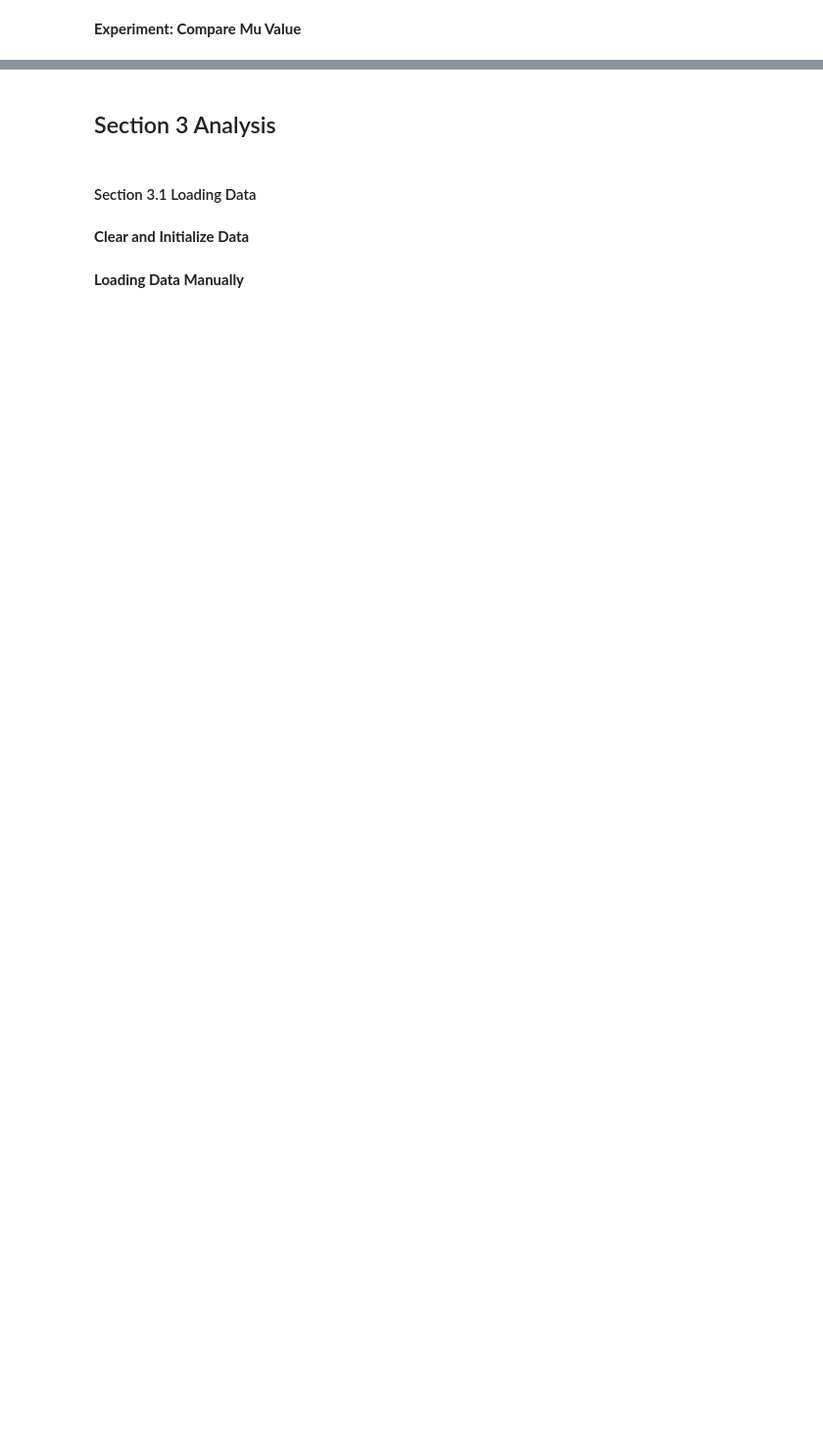
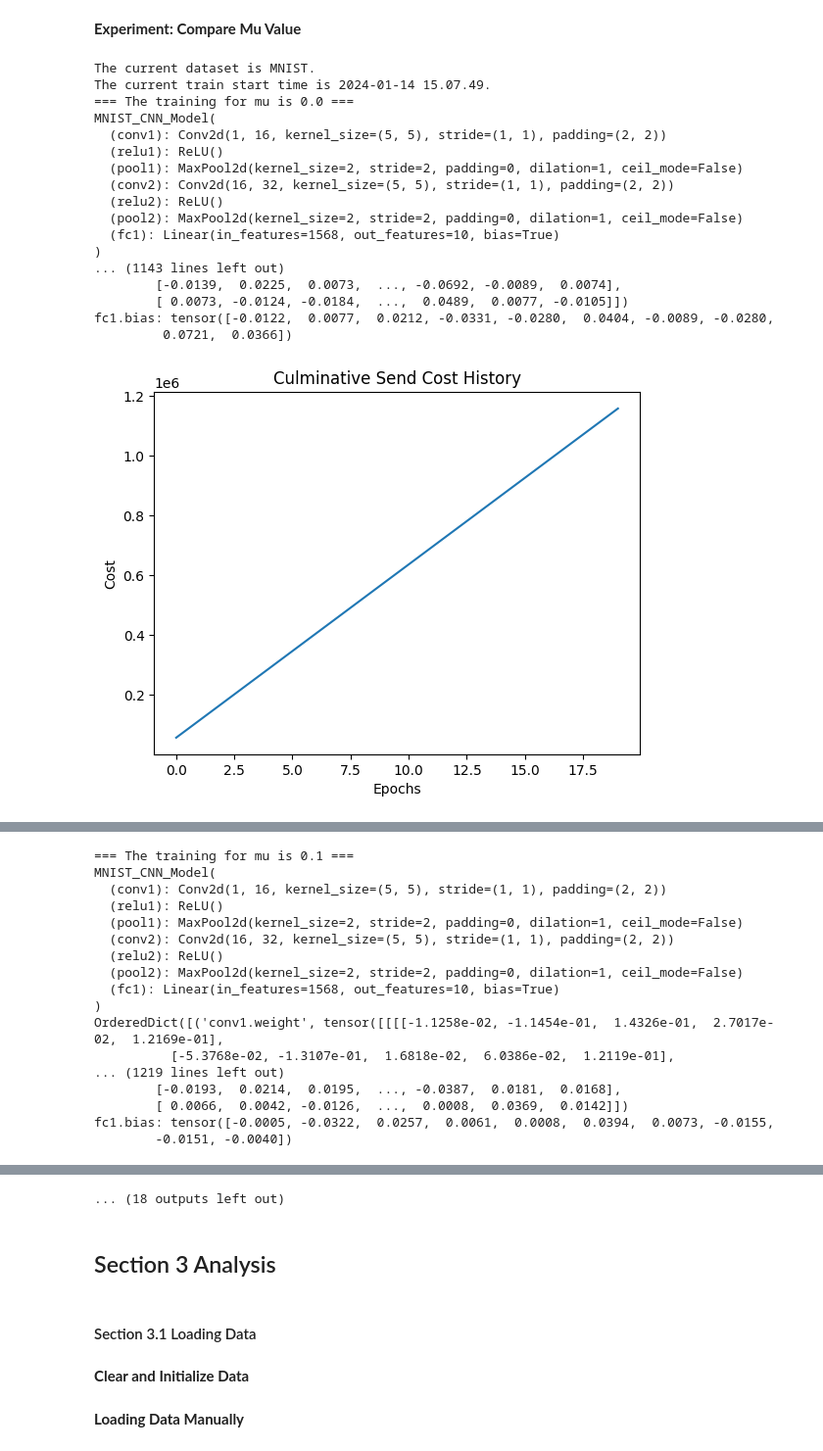
Before and after one commit to chrislam2/FTEC4999, a Jupyter notebook: Main.ipynb, the cells around one changed output, grey strips where cells are left out. Shown at 98% size. Saved outputs shown, nothing was run; the diff lists cells and outputs as text; code cells hidden in the pictures; blank space fills up the shorter version.

```diff
--- a/Main.ipynb
+++ b/Main.ipynb
@@ -1896,25 +2088,46 @@ experiment_FedProx_model(train_dataset, test_dataset, modelType, optimizerType,
 # %%
 modelType = model_type_preset
 optimizerType = optimizer_type_preset
 itera_func = iterate_model_FedProx
 loss_func = loss_func_preset
 
-global_epochs_list = 50
-local_epochs_list = 3
-num_clients_list = 10
-learning_rate_list = 0.02
+global_epochs_list = 20
+local_epochs_list = 20
+num_clients_list = [10]
+learning_rate_list = 0.1
 batch_size_list = 128
+straggler_list = 2
 aggregate_func_list = federated_averaging
 loss_func_list = loss_func_preset
 accuracy_func_list = get_accuracy
 error_func_list = get_error
-mu_list = [0.01, 0.1, 1]
+mu_list = [0.0, 0.1, 0.5, 1.0]
 
-compare_id = 10
+random_local_epoch = True
+compare_id = 11
 
 print(f'The current dataset is {current_dataset_name}.')
 train_start_time = datetime.now().strftime("%Y-%m-%d %H.%M.%S")
 print(f'The current train start time is {train_start_time}.')
 
 current_method_name = "FedProx"
-experiment_FedProx_model(train_dataset, test_dataset, modelType, optimizerType, itera_func, global_epochs_list, local_epochs_list, num_clients_list, learning_rate_list, batch_size_list, aggregate_func_list, loss_func_list, accuracy_func_list, error_func_list, mu_list, compare_id)
+experiment_FedProx_model(train_dataset, test_dataset, modelType, optimizerType, itera_func, global_epochs_list, local_epochs_list, num_clients_list, learning_rate_list, batch_size_list, straggler_list, aggregate_func_list, loss_func_list, accuracy_func_list, error_func_list, mu_list, random_local_epoch, compare_id)
+# %% [output]
+The current dataset is MNIST.
+The current train start time is 2024-01-14 15.07.49.
+=== The training for mu is 0.0 ===
+MNIST_CNN_Model(
+  (conv1): Conv2d(1, 16, kernel_size=(5, 5), stride=(1, 1), padding=(2, 2))
+  (relu1): ReLU()
+  (pool1): MaxPool2d(kernel_size=2, stride=2, padding=0, dilation=1, ceil_mode=False)
+  (conv2): Conv2d(16, 32, kernel_size=(5, 5), stride=(1, 1), padding=(2, 2))
+  (relu2): ReLU()
+  (pool2): MaxPool2d(kernel_size=2, stride=2, padding=0, dilation=1, ceil_mode=False)
+  (fc1): Linear(in_features=1568, out_features=10, bias=True)
+)
+... (1143 lines left out)
+        [-0.0139,  0.0225,  0.0073,  ..., -0.0692, -0.0089,  0.0074],
+        [ 0.0073, -0.0124, -0.0184,  ...,  0.0489,  0.0077, -0.0105]])
+fc1.bias: tensor([-0.0122,  0.0077,  0.0212, -0.0331, -0.0280,  0.0404, -0.0089, -0.0280,
+         0.0721,  0.0366])
+[figure, added]
@@ -1920,0 +2138,17 @@ experiment_FedProx_model(train_dataset, test_dataset, modelType, optimizerType,
+=== The training for mu is 0.1 ===
+MNIST_CNN_Model(
+  (conv1): Conv2d(1, 16, kernel_size=(5, 5), stride=(1, 1), padding=(2, 2))
+  (relu1): ReLU()
+  (pool1): MaxPool2d(kernel_size=2, stride=2, padding=0, dilation=1, ceil_mode=False)
+  (conv2): Conv2d(16, 32, kernel_size=(5, 5), stride=(1, 1), padding=(2, 2))
+  (relu2): ReLU()
+  (pool2): MaxPool2d(kernel_size=2, stride=2, padding=0, dilation=1, ceil_mode=False)
+  (fc1): Linear(in_features=1568, out_features=10, bias=True)
+)
+OrderedDict([('conv1.weight', tensor([[[[-1.1258e-02, -1.1454e-01,  1.4326e-01,  2.7017e-02,  1.2169e-01],
+          [-5.3768e-02, -1.3107e-01,  1.6818e-02,  6.0386e-02,  1.2119e-01],
+... (1219 lines left out)
+        [-0.0193,  0.0214,  0.0195,  ..., -0.0387,  0.0181,  0.0168],
+        [ 0.0066,  0.0042, -0.0126,  ...,  0.0008,  0.0369,  0.0142]])
+fc1.bias: tensor([-0.0005, -0.0322,  0.0257,  0.0061,  0.0008,  0.0394,  0.0073, -0.0155,
+        -0.0151, -0.0040])
@@ -1921,3 +2160,4 @@ experiment_FedProx_model(train_dataset, test_dataset, modelType, optimizerType,
+... (18 outputs left out)
 # %% [markdown]
 ## Section 3 Analysis ##
 # %% [markdown]
```
Also changed, not shown: parts of 19 cells of this notebook.
